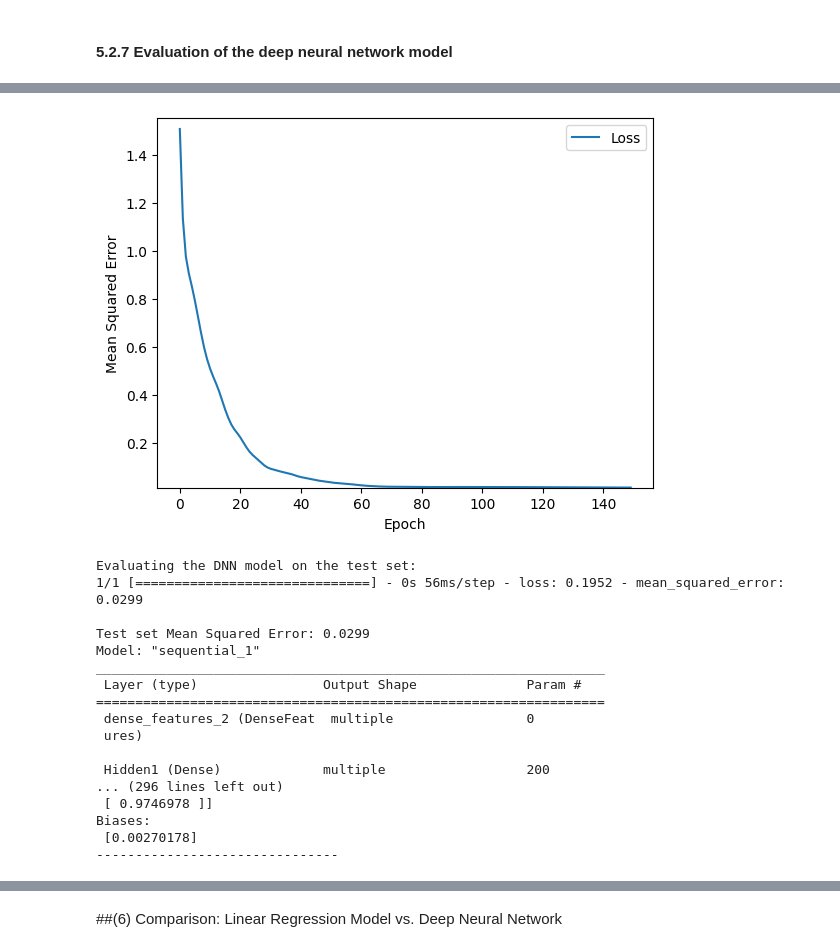
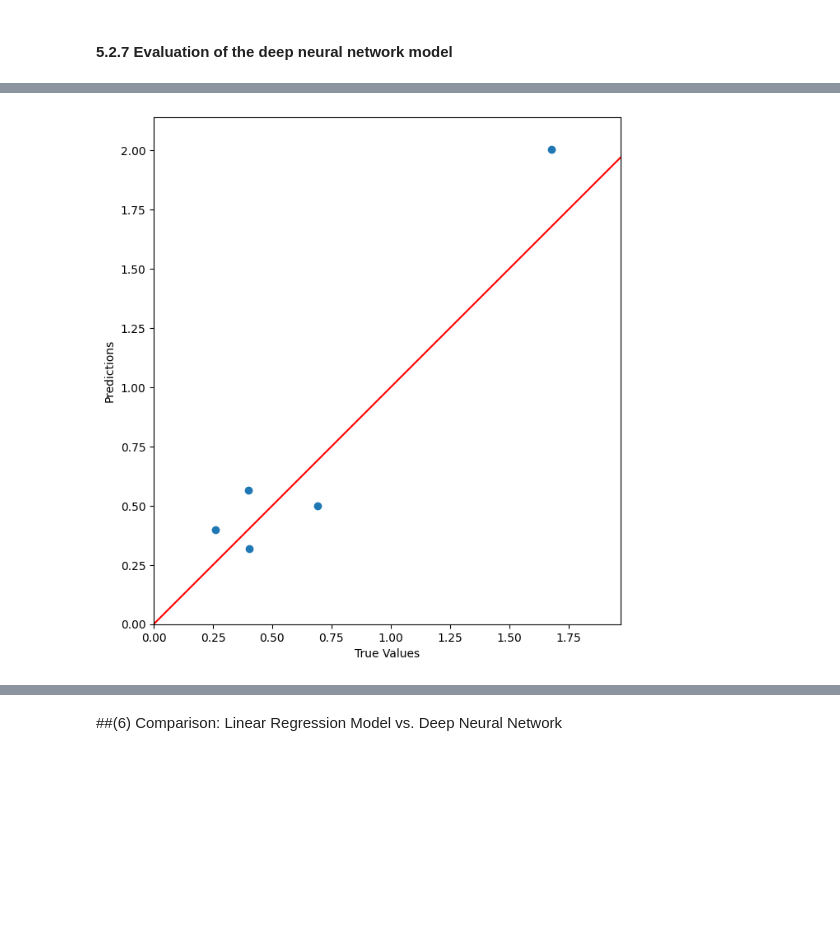
Before and after one commit to SteAnLe/Projektarbeit_ADS, a Jupyter notebook: Projektarbeit_ADS_Gruppe1.ipynb, the cells around one changed output, grey strips where cells are left out. Cells and saved outputs as stored; diff of their text form; code cells hidden in the pictures; blank space fills up the shorter version.

```diff
--- a/Projektarbeit_ADS_Gruppe1.ipynb
+++ b/Projektarbeit_ADS_Gruppe1.ipynb
@@ -1249,8 +1104,0 @@ Outputs a table that shows each layer in the model, the output shape of each lay
-# %%
-# Get the weights and biases
-
-# used to specify the second layer of the model (the Dense layer)
-weights, biases = linear_regression_model.layers[1].get_weights()
-
-print('Weights:\n', weights)
-print('Biases:\n', biases)
@@ -1481,29 +1379,41 @@ DNN model trained.
 # %% [markdown]
 #### 5.2.7 Evaluation of the deep neural network model
 # %%
-print("\n Evaluate the deep neural network model against the test set:")
-dnn_model.evaluate(x = test_features, y = test_label, batch_size=batch_size)
+def evaluate_model(dnn_model, dataset, target_name, batch_size):
+    features = {name:np.array(value) for name, value in dataset.items()}
+    label = np.array(features.pop(target_name))
+    evaluation = dnn_model.evaluate(x = features, y = label, batch_size = batch_size)
 
-plot_the_loss_curve(epochs, mse)
+    # Predict the values from the model
+    predictions = dnn_model.predict(x = features)
 
-# First, obtain the model's predictions on the test set
-test_features = {name: np.array(value) for name, value in test_df_stand.items()}
-test_label = np.array(test_features.pop(label_name))
+    # Plotting the predictions against the true values
+    plt.figure(figsize=(10, 8))
+    plt.scatter(label, predictions)
+    plt.xlabel('True Values')
+    plt.ylabel('Predictions')
+    plt.axis('equal')
+    plt.axis('square')
+    plt.xlim([0,plt.xlim()[1]])
+    plt.ylim([0,plt.ylim()[1]])
+    plt.plot([-100, 100], [-100, 100], color='red')
+    plt.show()
 
-# Verify the new DNN model against the test set:
-print("\nEvaluating the DNN model on the test set:")
-evaluation_results = dnn_model.evaluate(x=test_features, y=test_label, batch_size=batch_size)
-print("\nTest set Mean Squared Error: {:.4f}".format(evaluation_results[1]))
+    # Print the DNN model's architecture
+    dnn_model.summary()
 
-# Print the DNN model's architecture
-dnn_model.summary()
+    # Get the weights and biases
+    # Note that we now have multiple layers of weights and biases
+    for i, layer in enumerate(dnn_model.layers[1:]):
+        weights, biases = layer.get_weights()
+        print('Layer {}:'.format(i+1))
+        print('Weights:\n', weights)
+        print('Biases:\n', biases)
+        print('———————————————')
 
-# Get the weights and biases
-# Note that we now have multiple layers of weights and biases
-for i, layer in enumerate(dnn_model.layers[1:]):
-    weights, biases = layer.get_weights()
-    print('Layer {}:'.format(i+1))
-    print('Weights:\n', weights)
-    print('Biases:\n', biases)
-    print('-------------------------------')
+    return evaluation
+
+evaluation = evaluate_model(dnn_model, test_df_stand, target_name, my_batch_size)
+
+print("Model performance evaluated.")
 # %% [output]
@@ -1513,18 +1424 @@ WARNING:tensorflow:Layers in a Sequential model should only have a single input
-[figure, old version]
+[figure, new version]
-Evaluating the DNN model on the test set:
-1/1 [==============================] - 0s 56ms/step - loss: 0.1952 - mean_squared_error: 0.0299
-
-Test set Mean Squared Error: 0.0299
-Model: "sequential_1"
-_________________________________________________________________
- Layer (type)                Output Shape              Param #
-=================================================================
- dense_features_2 (DenseFeat  multiple                 0
- ures)
-
- Hidden1 (Dense)             multiple                  200
-... (296 lines left out)
- [ 0.9746978 ]]
-Biases:
- [0.00270178]
--------------------------------
```
Also changed, not shown: parts of 46 cells of this notebook.
